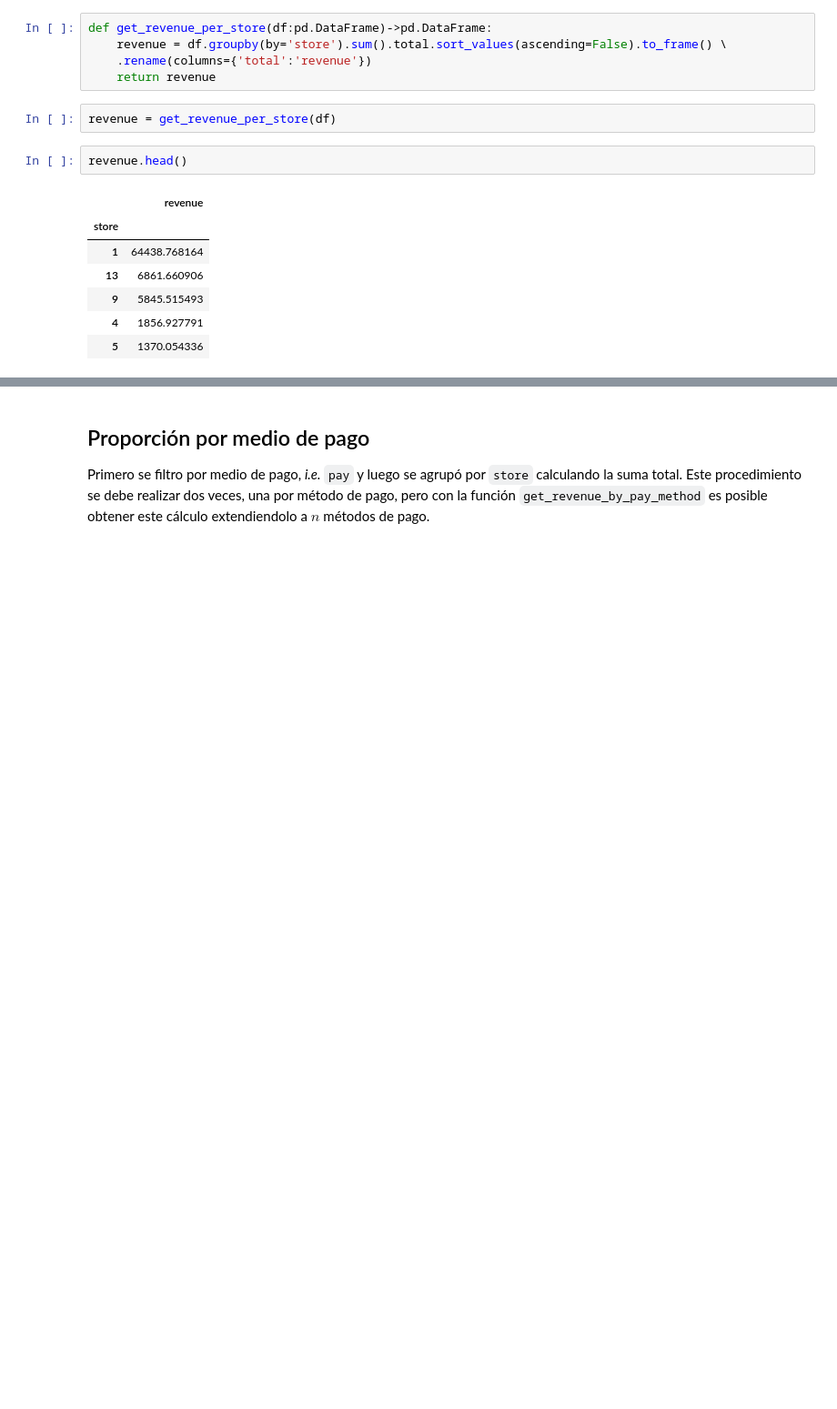
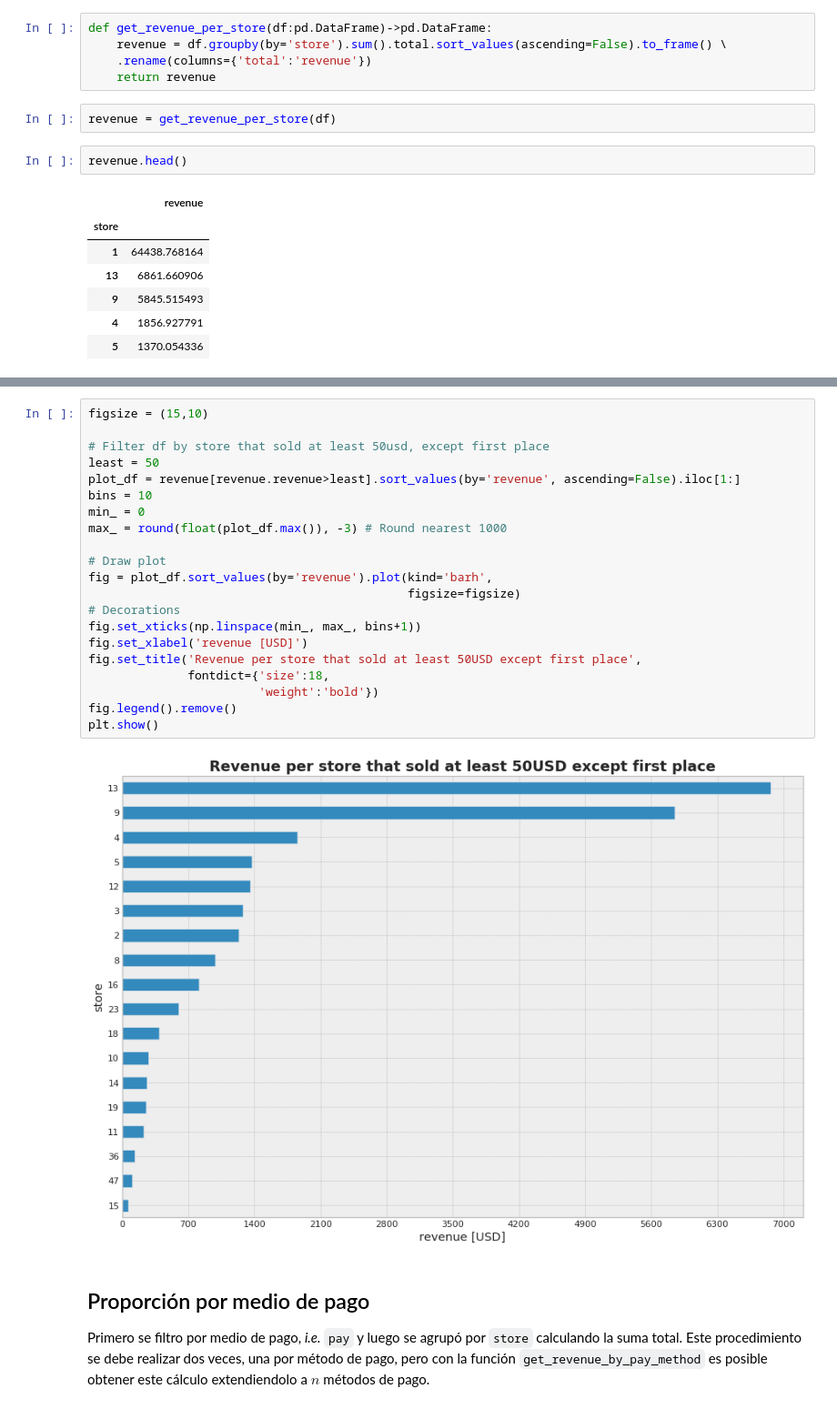
Before and after one commit to GeraCollante/rappi_data_eng_challenge, a Jupyter notebook: rappi_challenge.ipynb, the cells around one changed output, grey strips where cells are left out. Shown at 91% size. Cells and saved outputs as stored; diff of their text form; blank space fills up the shorter version.

````diff
--- a/rappi_challenge.ipynb
+++ b/rappi_challenge.ipynb
@@ -190,3 +212,26 @@ plt.show()
+# %%
+figsize = (15,10)
+
+# Filter df by store that sold at least 50usd, except first place
+least = 50
+plot_df = revenue[revenue.revenue>least].sort_values(by='revenue', ascending=False).iloc[1:]
+bins = 10
+min_ = 0
+max_ = round(float(plot_df.max()), -3) # Round nearest 1000
+
+# Draw plot
+fig = plot_df.sort_values(by='revenue').plot(kind='barh',
+                                             figsize=figsize)
+# Decorations
+fig.set_xticks(np.linspace(min_, max_, bins+1))
+fig.set_xlabel('revenue [USD]')
+fig.set_title('Revenue per store that sold at least 50USD except first place',
+              fontdict={'size':18,
+                        'weight':'bold'})
+fig.legend().remove()
+plt.show()
+# %% [output]
+[figure, added]
 # %% [markdown]
 ## Proporción por medio de pago
 Primero se filtro por medio de pago, *i.e.* ```pay``` y luego se agrupó por ```store``` calculando la suma total. Este procedimiento se debe realizar dos veces, una por método de pago, pero con la función ```get_revenue_by_pay_method``` es posible obtener este cálculo extendiendolo a $n$ métodos de pago.
````
Also changed, not shown: parts of 43 cells of this notebook, 1 other file.
